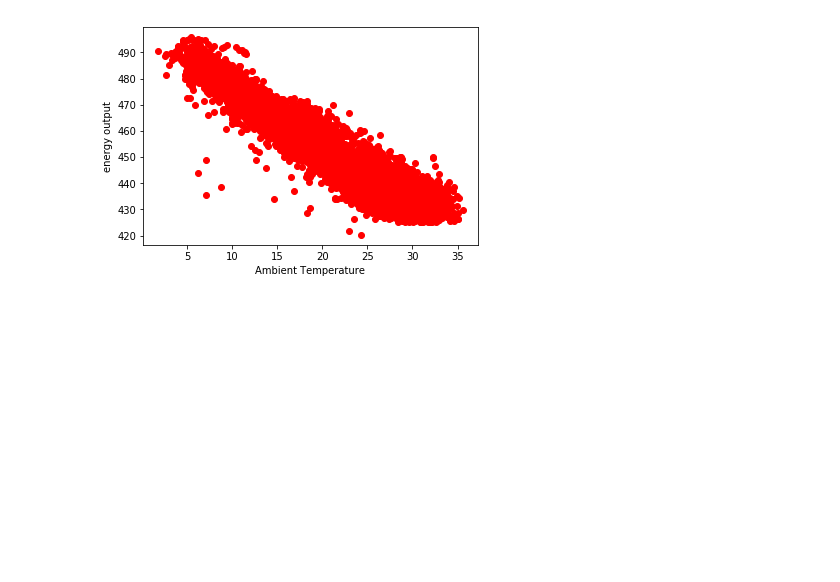
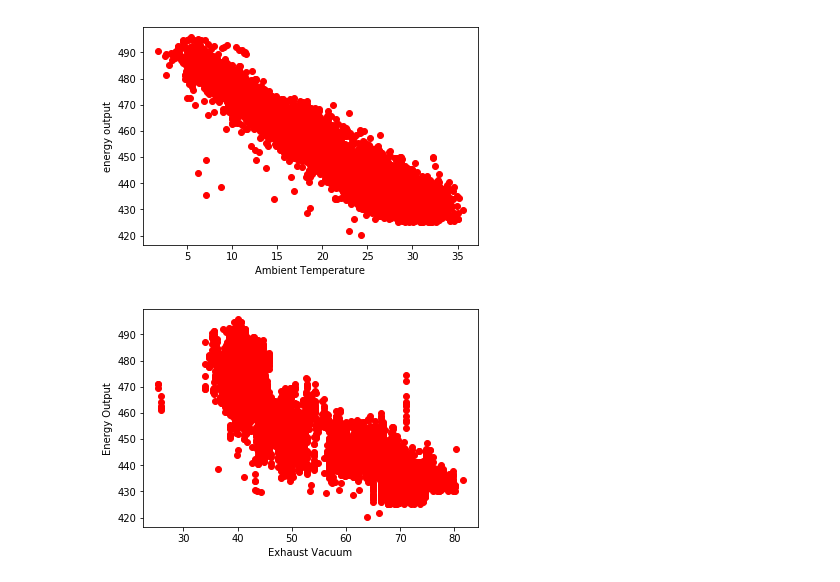
Before and after one commit to mbdebian/ml-playground, a Jupyter notebook: pmachine_learning_in_7_days/chapter3.ipynb, the cells around one changed output. Drawn from its saved outputs; the diff is of its cells as text; code cells hidden in the pictures; blank space fills up the shorter version.

Commit message:
EV vs EO scatter plot

```diff
--- a/pmachine_learning_in_7_days/chapter3.ipynb
+++ b/pmachine_learning_in_7_days/chapter3.ipynb
@@ -186,3 +186,11 @@ plt.ylabel('energy output')
 plt.show()
 # %% [output]
 [figure]
+# %%
+# Energy output vs exhaust vacuum
+plt.scatter(X_training[:, 1], y_training, color='red')
+plt.xlabel('Exhaust Vacuum')
+plt.ylabel('Energy Output')
+plt.show()
+# %% [output]
+[figure, added]
```
